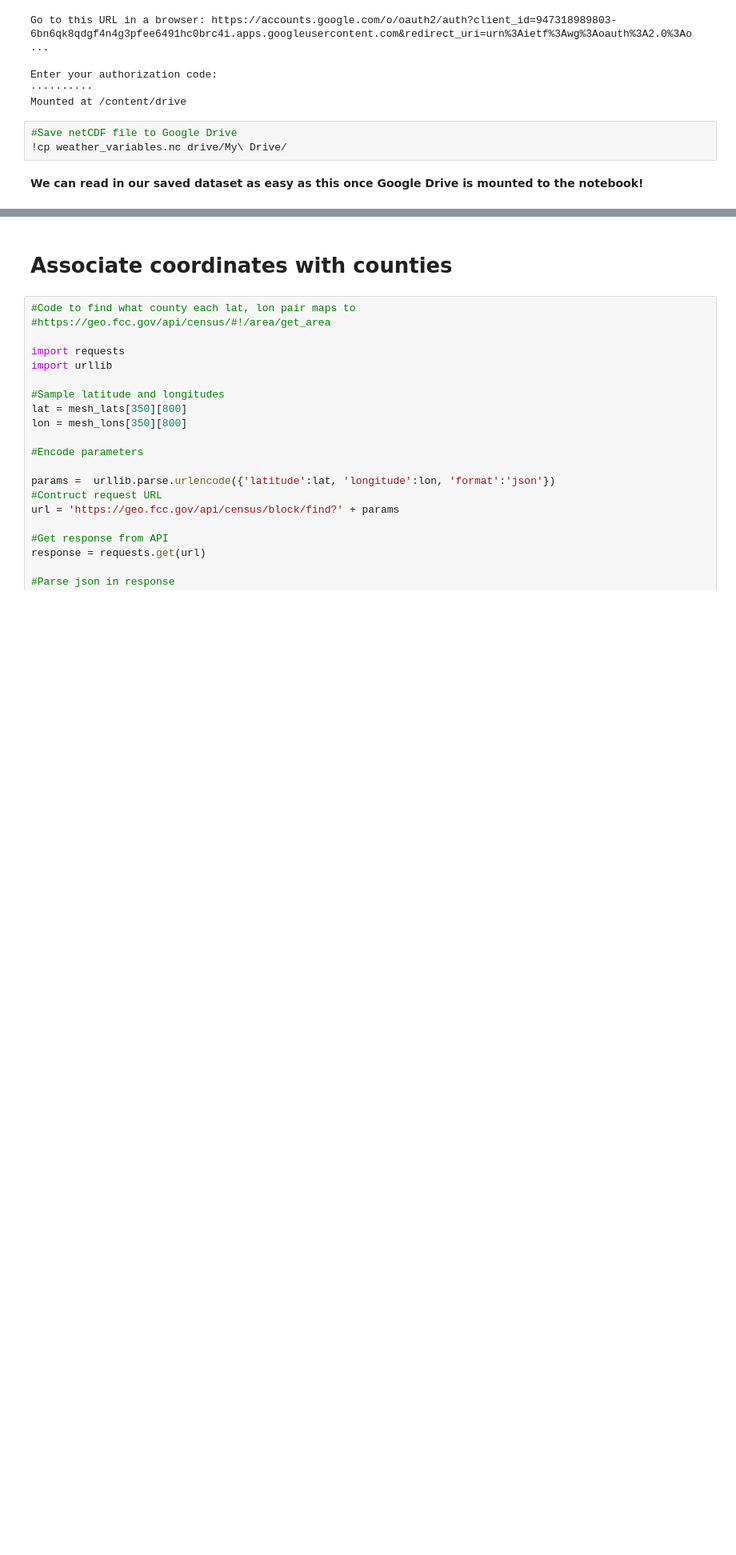
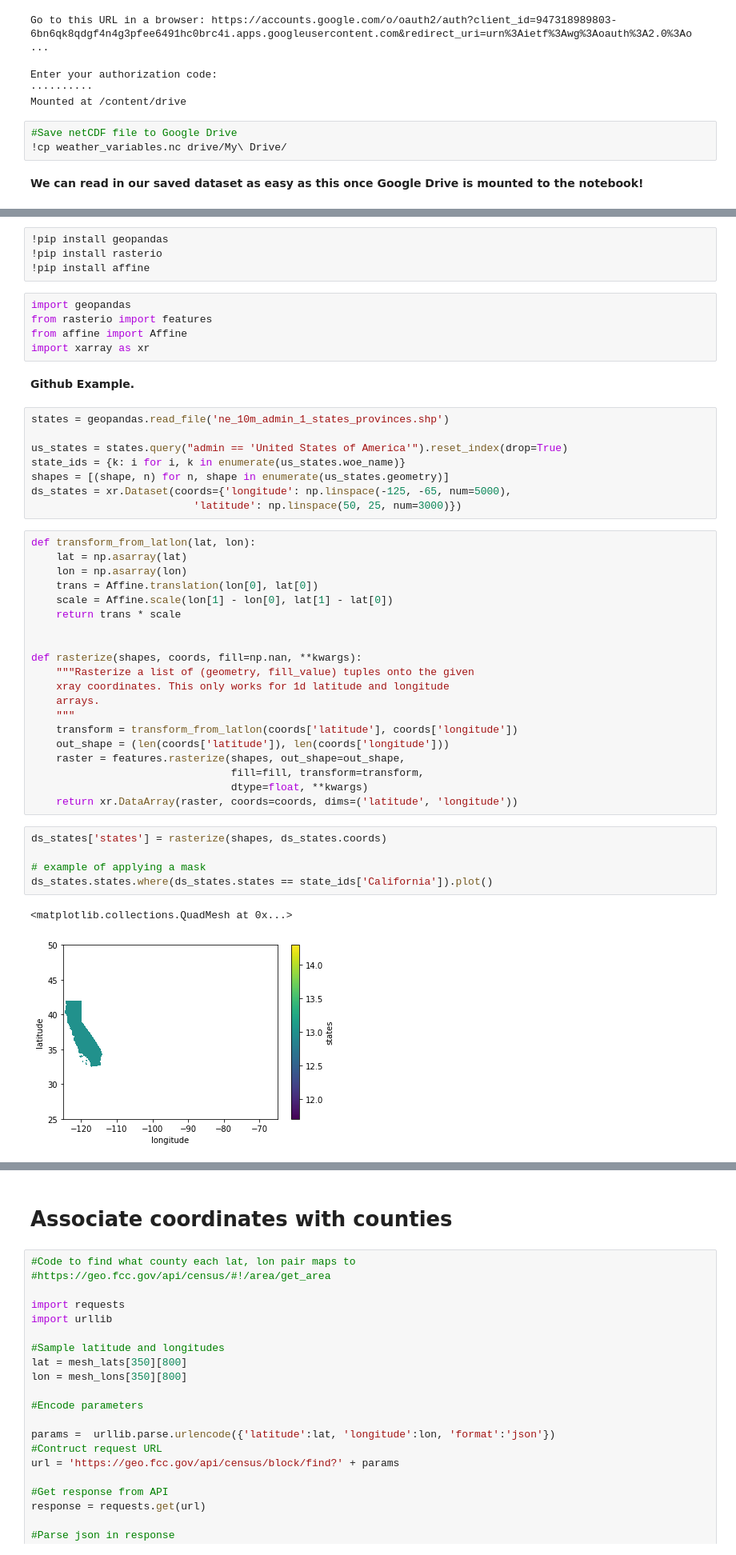
Before and after one commit to christopher-reed/CA-High-Value-Crops, a Jupyter notebook: PRISM_Weather_Data.ipynb, the cells around one changed output, grey strips where cells are left out. Shown at 80% size. Saved outputs shown, nothing was run; the diff lists cells and outputs as text; blank space fills up the shorter version.

```diff
--- a/PRISM_Weather_Data.ipynb
+++ b/PRISM_Weather_Data.ipynb
@@ -689,0 +725,47 @@ print(len(tmin_array_list))
+# %%
+!pip install geopandas
+!pip install rasterio
+!pip install affine
+# %%
+import geopandas
+from rasterio import features
+from affine import Affine
+import xarray as xr
+# %% [markdown]
+**Github Example.**
+# %%
+states = geopandas.read_file('ne_10m_admin_1_states_provinces.shp')
+
+us_states = states.query("admin == 'United States of America'").reset_index(drop=True)
+state_ids = {k: i for i, k in enumerate(us_states.woe_name)}
+shapes = [(shape, n) for n, shape in enumerate(us_states.geometry)]
+ds_states = xr.Dataset(coords={'longitude': np.linspace(-125, -65, num=5000),
+                          'latitude': np.linspace(50, 25, num=3000)})
+# %%
+def transform_from_latlon(lat, lon):
+    lat = np.asarray(lat)
+    lon = np.asarray(lon)
+    trans = Affine.translation(lon[0], lat[0])
+    scale = Affine.scale(lon[1] - lon[0], lat[1] - lat[0])
+    return trans * scale
+
+
+def rasterize(shapes, coords, fill=np.nan, **kwargs):
+    """Rasterize a list of (geometry, fill_value) tuples onto the given
+    xray coordinates. This only works for 1d latitude and longitude
+    arrays.
+    """
+    transform = transform_from_latlon(coords['latitude'], coords['longitude'])
+    out_shape = (len(coords['latitude']), len(coords['longitude']))
+    raster = features.rasterize(shapes, out_shape=out_shape,
+                                fill=fill, transform=transform,
+                                dtype=float, **kwargs)
+    return xr.DataArray(raster, coords=coords, dims=('latitude', 'longitude'))
+# %%
+ds_states['states'] = rasterize(shapes, ds_states.coords)
+
+# example of applying a mask
+ds_states.states.where(ds_states.states == state_ids['California']).plot()
+# %% [output]
+<matplotlib.collections.QuadMesh at 0x...>
+[figure, added]
```
Also changed, not shown: parts of 36 cells of this notebook.
